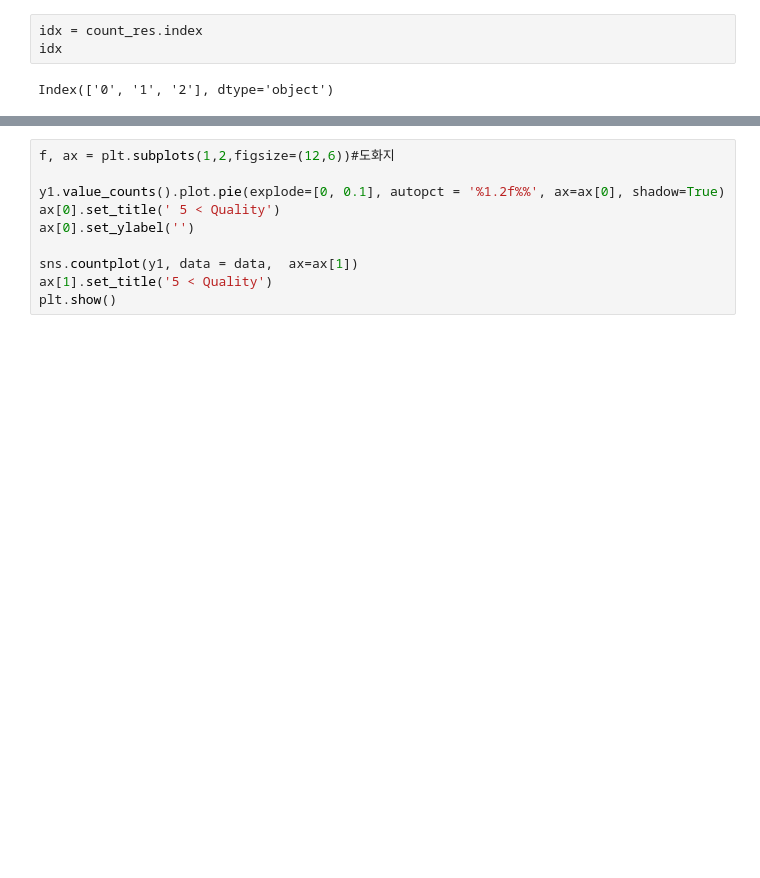
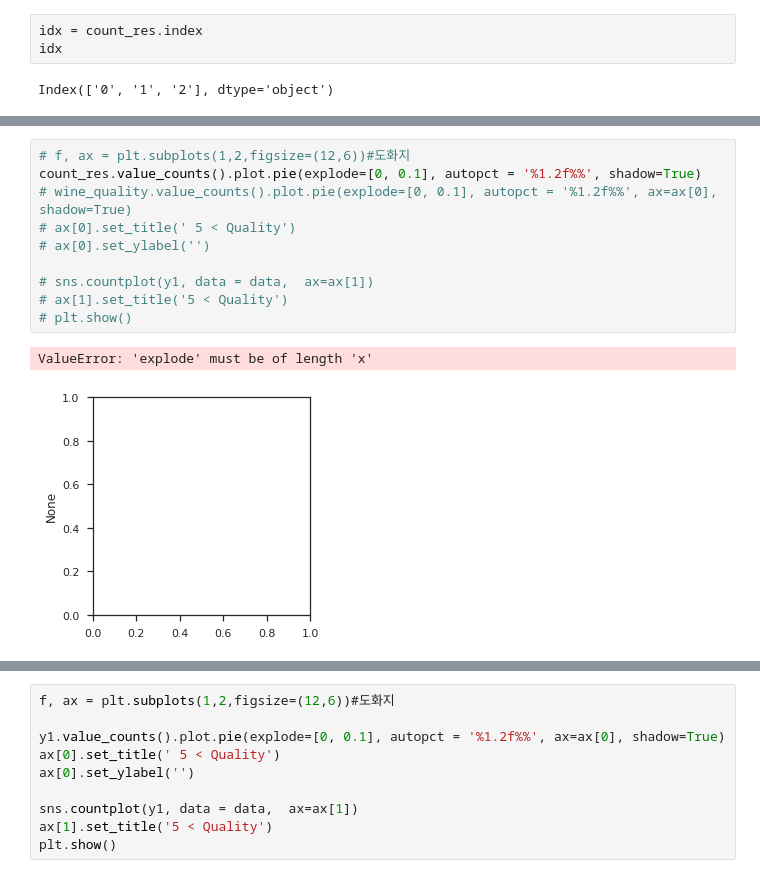
Before and after one commit to wonbae/wine-quality-sales, a Jupyter notebook: Redwine-analysis.ipynb, the cells around one changed output, grey strips where cells are left out. Drawn from its saved outputs; the diff is of its cells as text; blank space fills up the shorter version.

```diff
--- a/Redwine-analysis.ipynb
+++ b/Redwine-analysis.ipynb
@@ -355,0 +388,13 @@ ValueError: `bins` must increase monotonically, when an array
+# %%
+# f, ax = plt.subplots(1,2,figsize=(12,6))#도화지
+count_res.value_counts().plot.pie(explode=[0, 0.1], autopct = '%1.2f%%', shadow=True)
+# wine_quality.value_counts().plot.pie(explode=[0, 0.1], autopct = '%1.2f%%', ax=ax[0], shadow=True)
+# ax[0].set_title(' 5 < Quality')
+# ax[0].set_ylabel('')
+
+# sns.countplot(y1, data = data,  ax=ax[1])
+# ax[1].set_title('5 < Quality')
+# plt.show()
+# %% [output]
+ValueError: 'explode' must be of length 'x'
+[figure, added]
```
Also changed, not shown: parts of 12 cells of this notebook.
